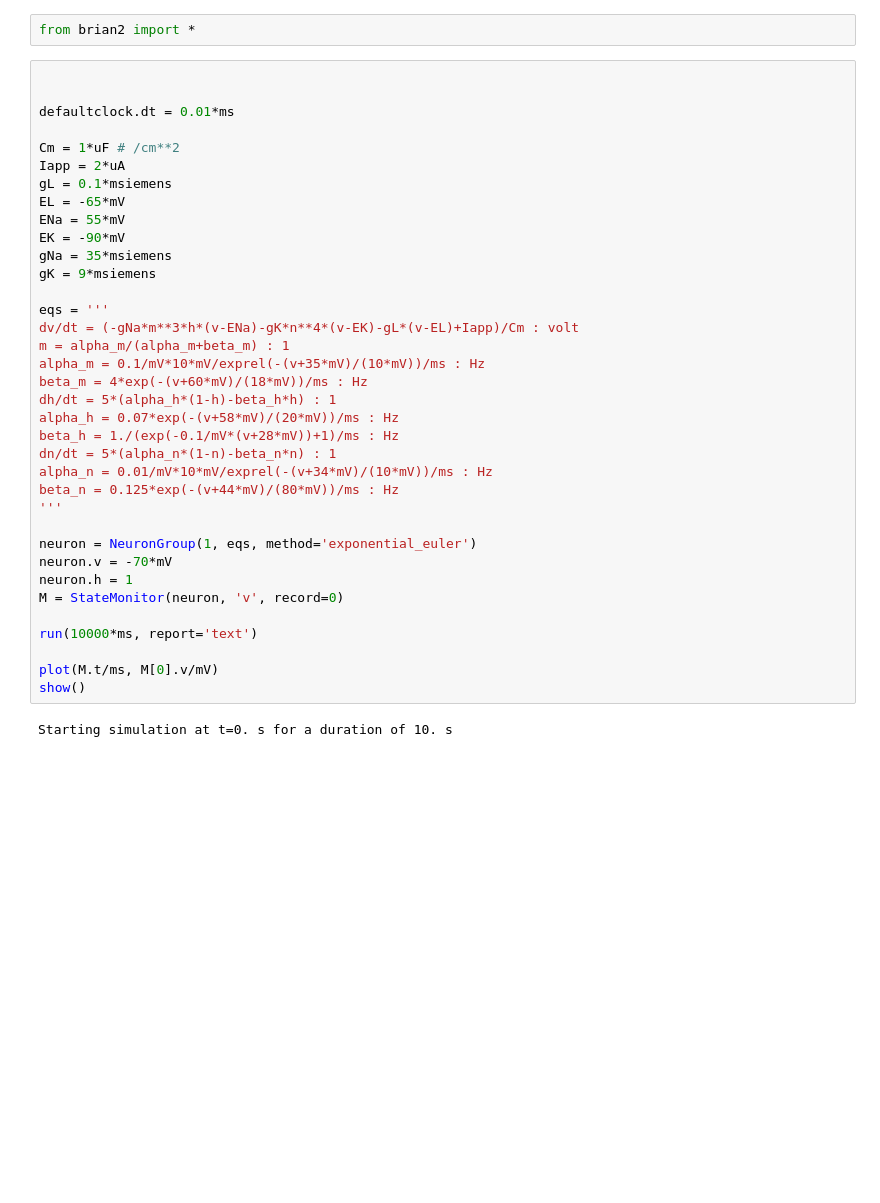
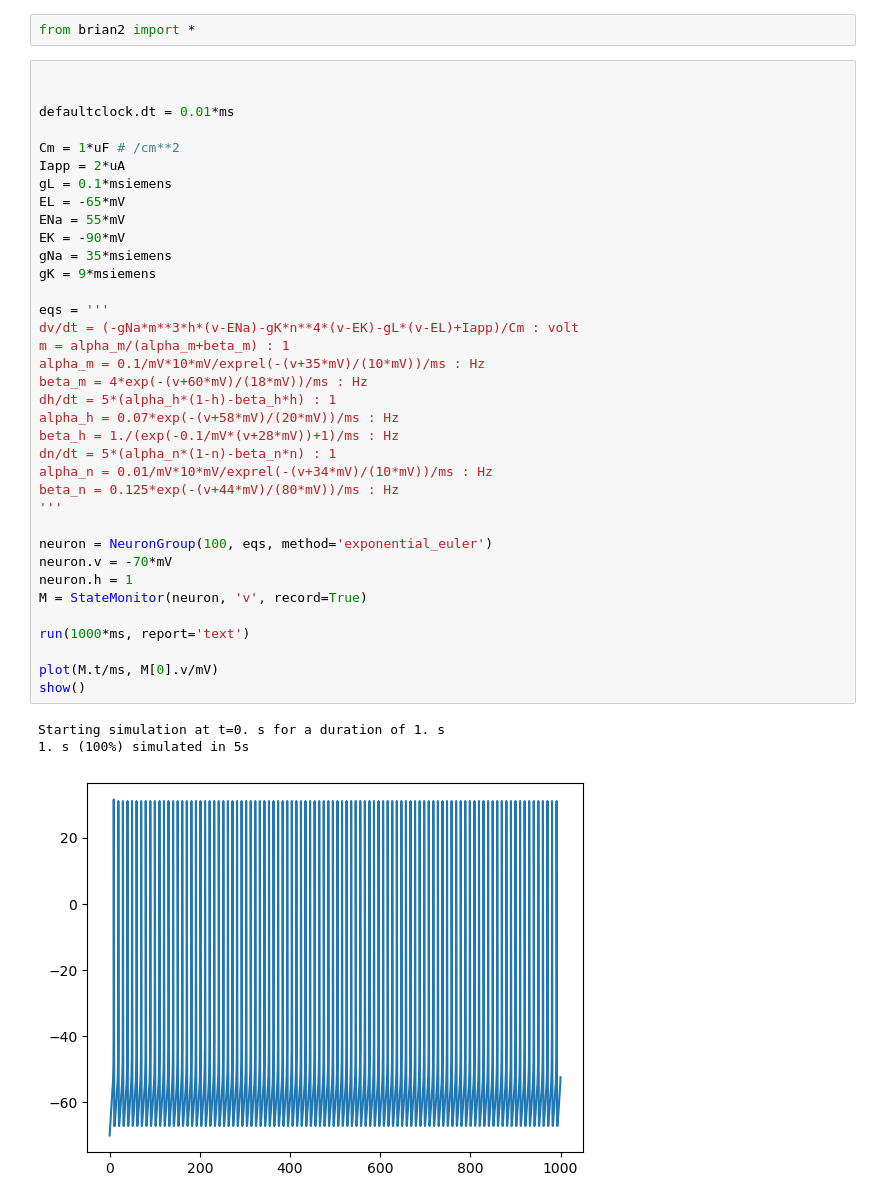
Before and after one commit to heathlarsson/hpc_modelling, a Jupyter notebook: wang_buzsaki_1996_JNS.ipynb, the cells around one changed output. Drawn from its saved outputs; the diff is of its cells as text; blank space fills up the shorter version.

```diff
--- a/wang_buzsaki_1996_JNS.ipynb
+++ b/wang_buzsaki_1996_JNS.ipynb
@@ -7,34 +7,36 @@ defaultclock.dt = 0.01*ms
 
 Cm = 1*uF # /cm**2
 Iapp = 2*uA
 gL = 0.1*msiemens
 EL = -65*mV
 ENa = 55*mV
 EK = -90*mV
 gNa = 35*msiemens
 gK = 9*msiemens
 
 eqs = '''
 dv/dt = (-gNa*m**3*h*(v-ENa)-gK*n**4*(v-EK)-gL*(v-EL)+Iapp)/Cm : volt
 m = alpha_m/(alpha_m+beta_m) : 1
 alpha_m = 0.1/mV*10*mV/exprel(-(v+35*mV)/(10*mV))/ms : Hz
 beta_m = 4*exp(-(v+60*mV)/(18*mV))/ms : Hz
 dh/dt = 5*(alpha_h*(1-h)-beta_h*h) : 1
 alpha_h = 0.07*exp(-(v+58*mV)/(20*mV))/ms : Hz
 beta_h = 1./(exp(-0.1/mV*(v+28*mV))+1)/ms : Hz
 dn/dt = 5*(alpha_n*(1-n)-beta_n*n) : 1
 alpha_n = 0.01/mV*10*mV/exprel(-(v+34*mV)/(10*mV))/ms : Hz
 beta_n = 0.125*exp(-(v+44*mV)/(80*mV))/ms : Hz
 '''
 
-neuron = NeuronGroup(1, eqs, method='exponential_euler')
+neuron = NeuronGroup(100, eqs, method='exponential_euler')
 neuron.v = -70*mV
 neuron.h = 1
-M = StateMonitor(neuron, 'v', record=0)
+M = StateMonitor(neuron, 'v', record=True)
 
-run(10000*ms, report='text')
+run(1000*ms, report='text')
 
 plot(M.t/ms, M[0].v/mV)
 show()
 # %% [output]
-Starting simulation at t=0. s for a duration of 10. s
+Starting simulation at t=0. s for a duration of 1. s
+1. s (100%) simulated in 5s
+[figure, added]
```
